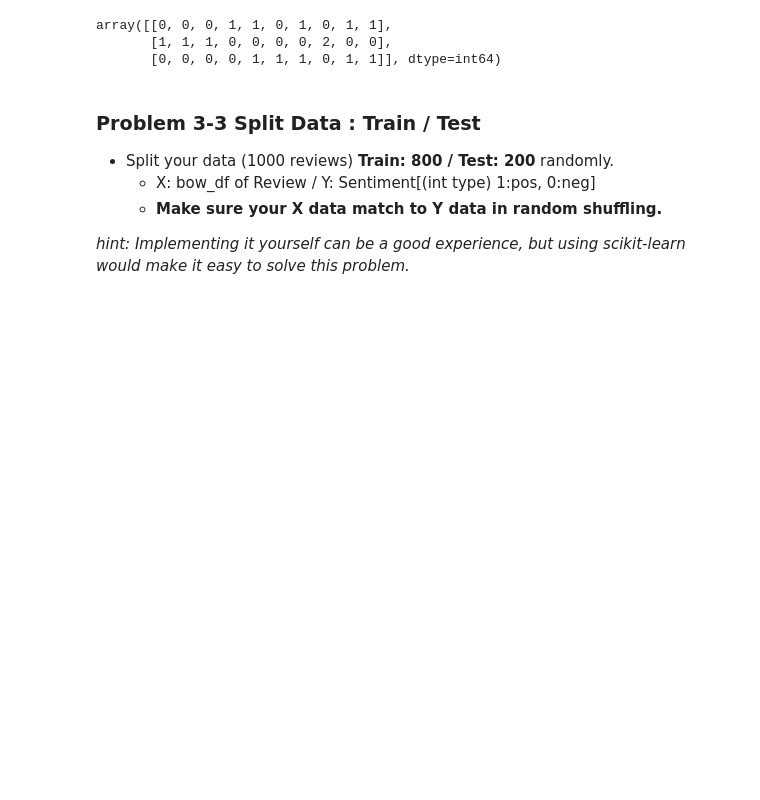
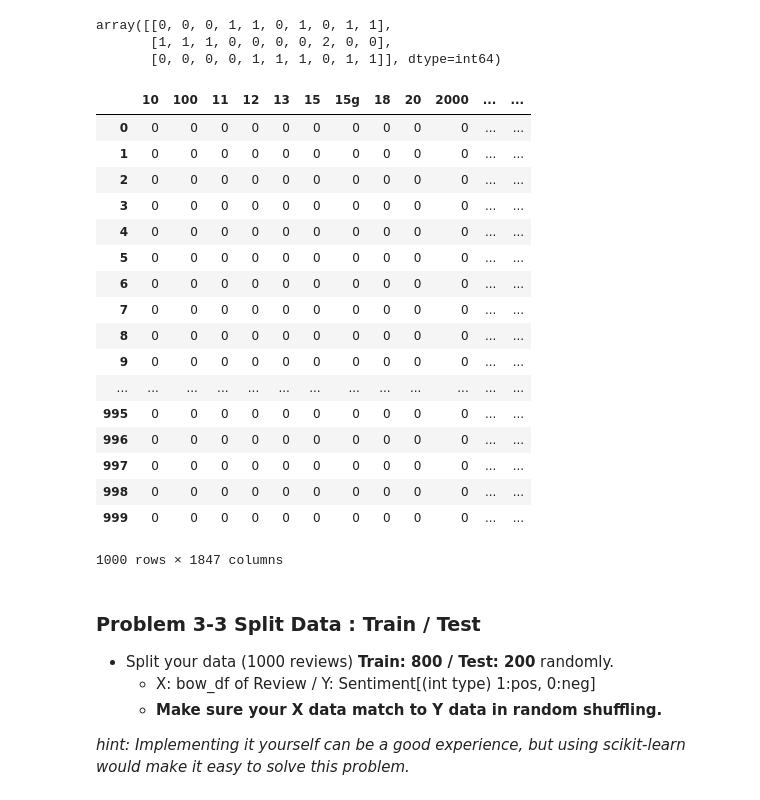
Before and after one commit to JinheonBaek/DataScience, a Jupyter notebook: HW-3/HW3_2016320198_백진헌.ipynb, the cells around one changed output. Cells and saved outputs as stored; diff of their text form; code cells hidden in the pictures; blank space fills up the shorter version.

```diff
--- a/HW-3/HW3_2016320198_백진헌.ipynb
+++ b/HW-3/HW3_2016320198_백진헌.ipynb
@@ -655,12 +658,33 @@ def make_review_bow(data):
     vectorizer = CountVectorizer(min_df=0)
 
     ###YOUR CODE HERE###
+    vectorizer.fit(data['Review'])
+    bow = vectorizer.transform(data['Review']).toarray()
 
     return vectorizer, bow
 # %%
 vectorizer, bow = make_review_bow(amazon_review)
-bow_df = #TODO
+bow_df = pd.DataFrame(bow, columns=vectorizer.get_feature_names())
 bow_df
+# %% [output]
+|  | 10 | 100 | 11 | 12 | 13 | 15 | 15g | 18 | 20 | 2000 | ... | ... |
+| 0 | 0 | 0 | 0 | 0 | 0 | 0 | 0 | 0 | 0 | 0 | ... | ... |
+| 1 | 0 | 0 | 0 | 0 | 0 | 0 | 0 | 0 | 0 | 0 | ... | ... |
+| 2 | 0 | 0 | 0 | 0 | 0 | 0 | 0 | 0 | 0 | 0 | ... | ... |
+| 3 | 0 | 0 | 0 | 0 | 0 | 0 | 0 | 0 | 0 | 0 | ... | ... |
+| 4 | 0 | 0 | 0 | 0 | 0 | 0 | 0 | 0 | 0 | 0 | ... | ... |
+| 5 | 0 | 0 | 0 | 0 | 0 | 0 | 0 | 0 | 0 | 0 | ... | ... |
+| 6 | 0 | 0 | 0 | 0 | 0 | 0 | 0 | 0 | 0 | 0 | ... | ... |
+| 7 | 0 | 0 | 0 | 0 | 0 | 0 | 0 | 0 | 0 | 0 | ... | ... |
+| 8 | 0 | 0 | 0 | 0 | 0 | 0 | 0 | 0 | 0 | 0 | ... | ... |
+| 9 | 0 | 0 | 0 | 0 | 0 | 0 | 0 | 0 | 0 | 0 | ... | ... |
+| ... | ... | ... | ... | ... | ... | ... | ... | ... | ... | ... | ... | ... |
+| 995 | 0 | 0 | 0 | 0 | 0 | 0 | 0 | 0 | 0 | 0 | ... | ... |
+| 996 | 0 | 0 | 0 | 0 | 0 | 0 | 0 | 0 | 0 | 0 | ... | ... |
+| 997 | 0 | 0 | 0 | 0 | 0 | 0 | 0 | 0 | 0 | 0 | ... | ... |
+| 998 | 0 | 0 | 0 | 0 | 0 | 0 | 0 | 0 | 0 | 0 | ... | ... |
+| 999 | 0 | 0 | 0 | 0 | 0 | 0 | 0 | 0 | 0 | 0 | ... | ... |
+1000 rows × 1847 columns
 # %% [markdown]
 ### Problem 3-3 Split Data : Train / Test
 - Split your data (1000 reviews) __Train: 800 / Test: 200__ randomly.
```
Also changed, not shown: parts of 20 cells of this notebook.
